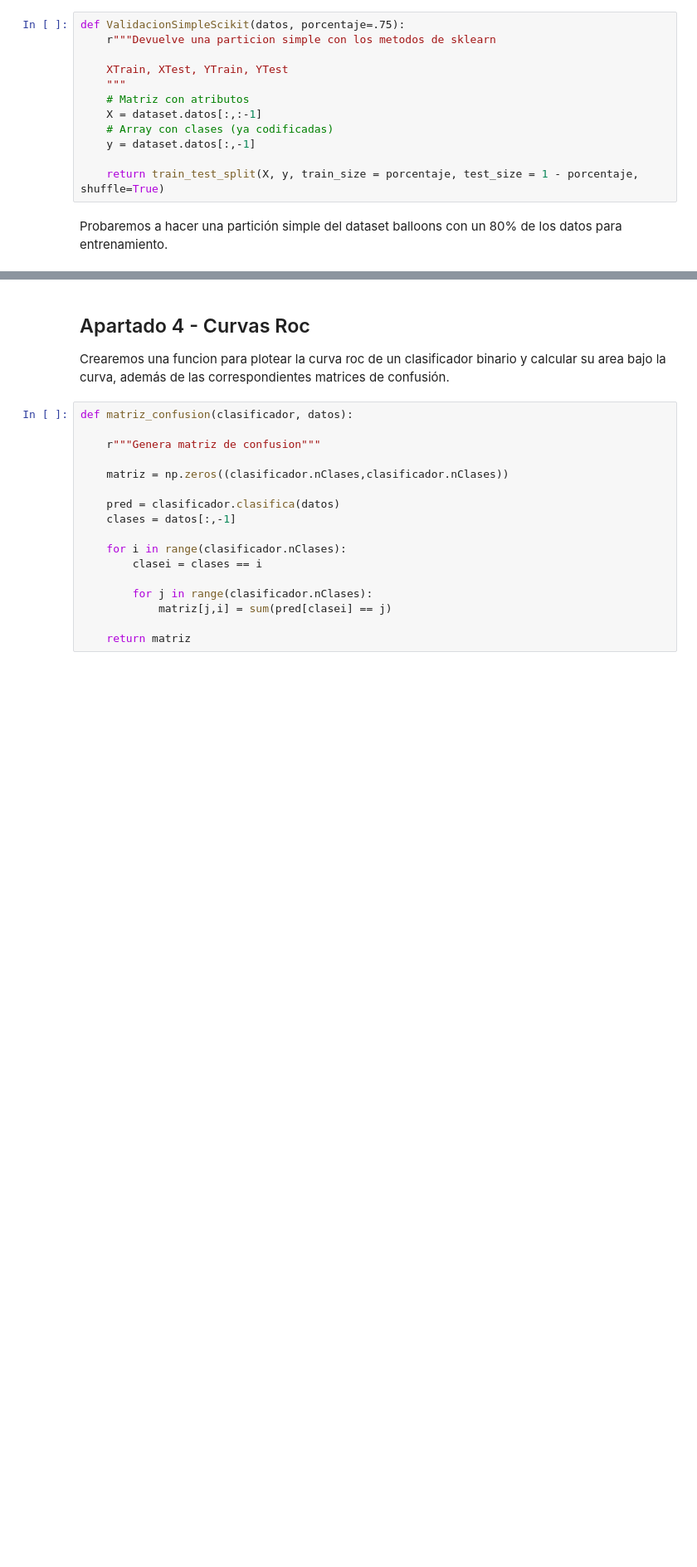
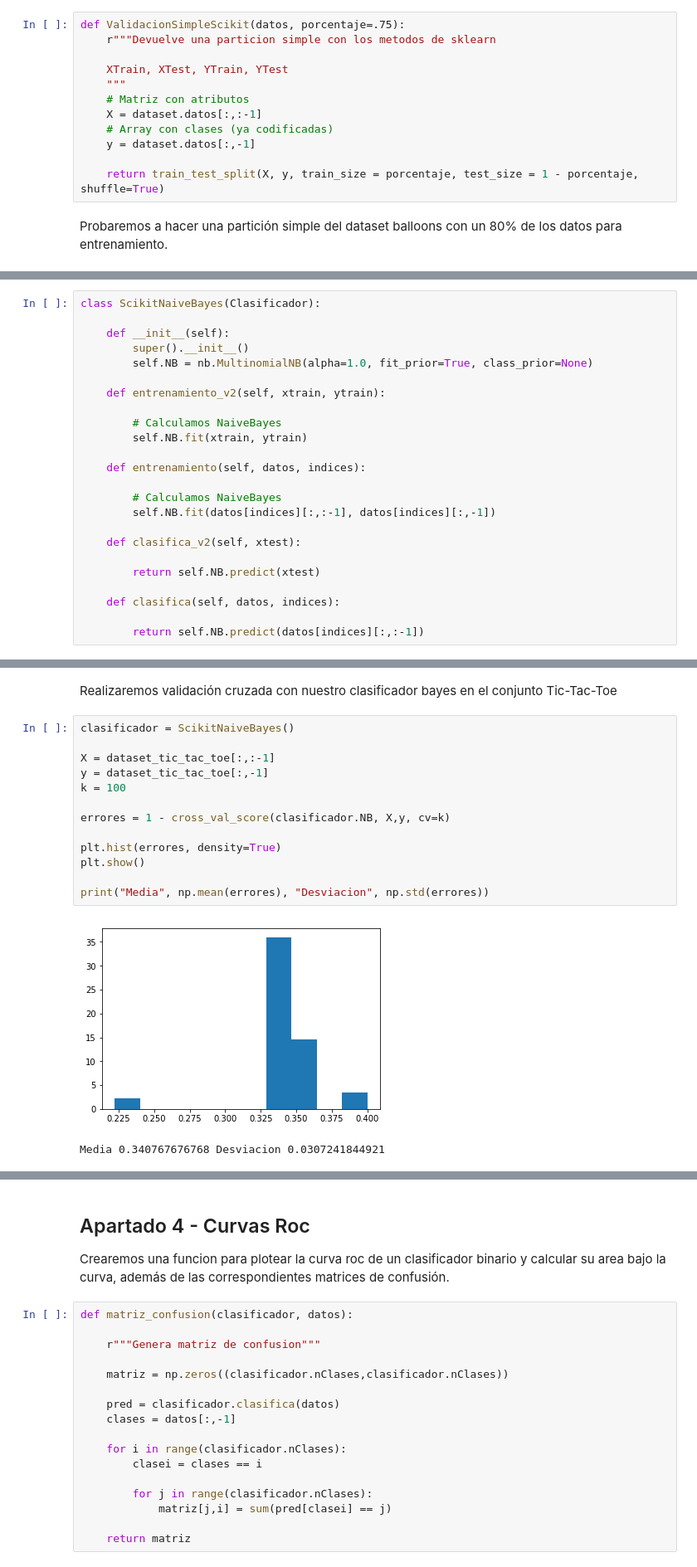
Before and after one commit to pablomm/faa, a Jupyter notebook: Practica1/Practica1.ipynb, the cells around one changed output, grey strips where cells are left out. Shown: that part at 83% size. Cells and saved outputs as stored; diff of their text form; blank space fills up the shorter version.

```diff
--- a/Practica1/Practica1.ipynb
+++ b/Practica1/Practica1.ipynb
@@ -934,0 +933,24 @@ class ScikitNaiveBayes(Clasificador):
+# %%
+class ScikitNaiveBayes(Clasificador):
+
+    def __init__(self):
+        super().__init__()
+        self.NB = nb.MultinomialNB(alpha=1.0, fit_prior=True, class_prior=None)
+
+    def entrenamiento_v2(self, xtrain, ytrain):
+
+        # Calculamos NaiveBayes
+        self.NB.fit(xtrain, ytrain)
+
+    def entrenamiento(self, datos, indices):
+
+        # Calculamos NaiveBayes
+        self.NB.fit(datos[indices][:,:-1], datos[indices][:,-1])
+
+    def clasifica_v2(self, xtest):
+
+        return self.NB.predict(xtest)
+
+    def clasifica(self, datos, indices):
+
+        return self.NB.predict(datos[indices][:,:-1])
@@ -934,0 +973,18 @@ class ScikitNaiveBayes(Clasificador):
+# %% [markdown]
+Realizaremos validación cruzada con nuestro clasificador bayes en el conjunto Tic-Tac-Toe
+# %%
+clasificador = ScikitNaiveBayes()
+
+X = dataset_tic_tac_toe[:,:-1]
+y = dataset_tic_tac_toe[:,-1]
+k = 100
+
+errores = 1 - cross_val_score(clasificador.NB, X,y, cv=k)
+
+plt.hist(errores, density=True)
+plt.show()
+
+print("Media", np.mean(errores), "Desviacion", np.std(errores))
+# %% [output]
+[figure, added]
+Media 0.340767676768 Desviacion 0.0307241844921
```
Also changed, not shown: parts of 43 cells of this notebook.
